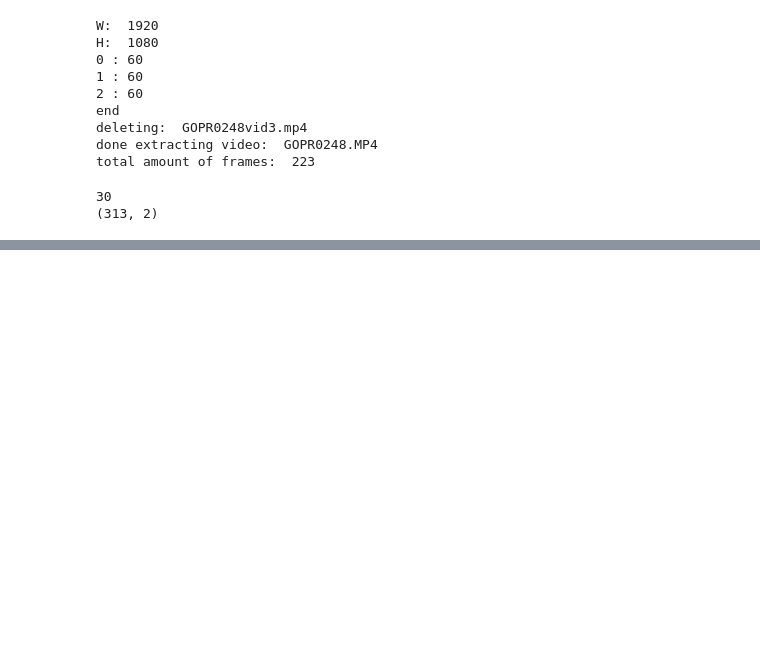
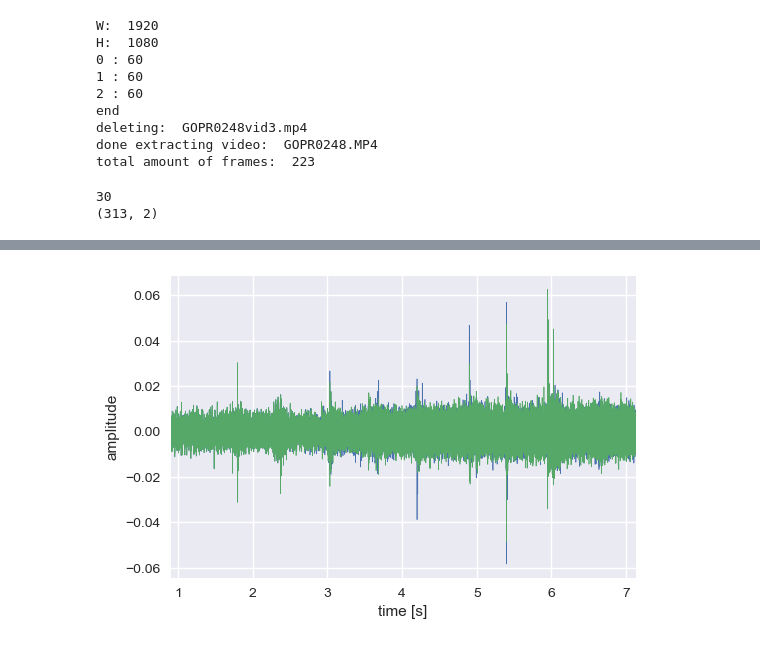
Before and after one commit to Chanokthorn/asdcnnclassification, a Jupyter notebook: adscnn/dataCollection/dataExtraction.ipynb, the cells around one changed output, grey strips where cells are left out. Cells and saved outputs as stored; diff of their text form; code cells hidden in the pictures; blank space fills up the shorter version.

```diff
--- a/adscnn/dataCollection/dataExtraction.ipynb
+++ b/adscnn/dataCollection/dataExtraction.ipynb
@@ -122,0 +153,10 @@ def main():
+# %%
+snd_part = snd.extract_part(from_time=0.9, preserve_times=True)
+plt.figure()
+plt.plot(snd_part.xs(), snd_part.values.T, linewidth=0.5)
+plt.xlim([snd_part.xmin, snd_part.xmax])
+plt.xlabel("time [s]")
+plt.ylabel("amplitude")
+plt.show()
+# %% [output]
+[figure, added]
```
Also changed, not shown: parts of 5 cells of this notebook, 4 other files.
